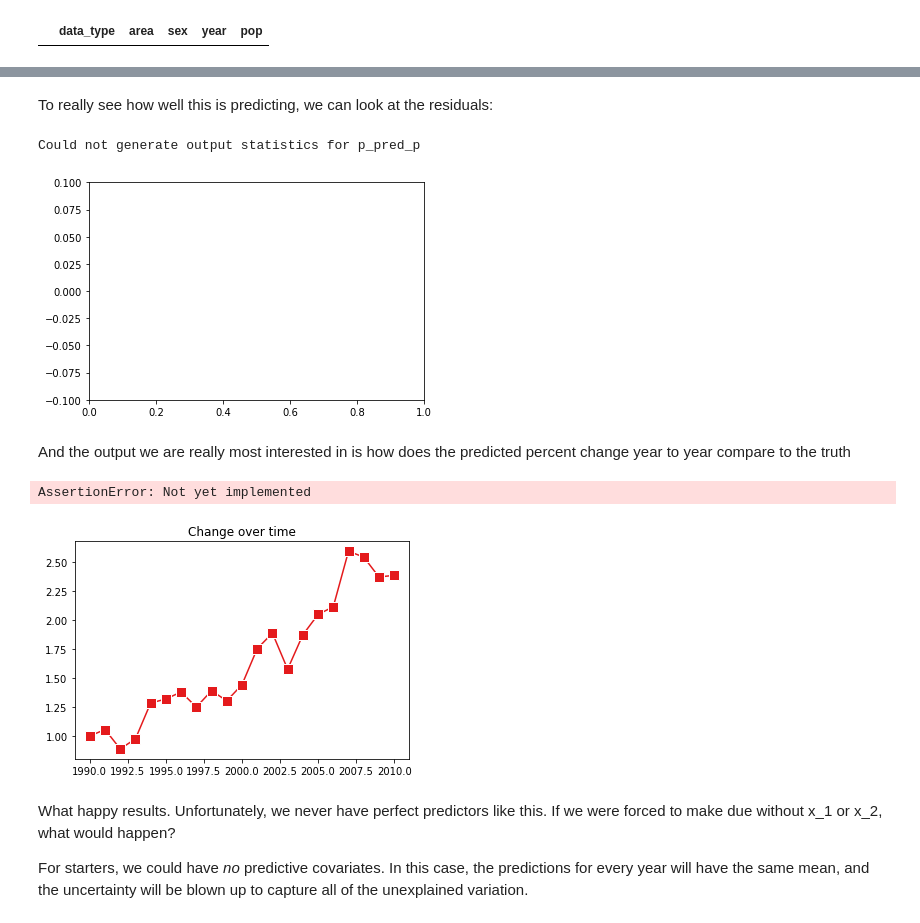
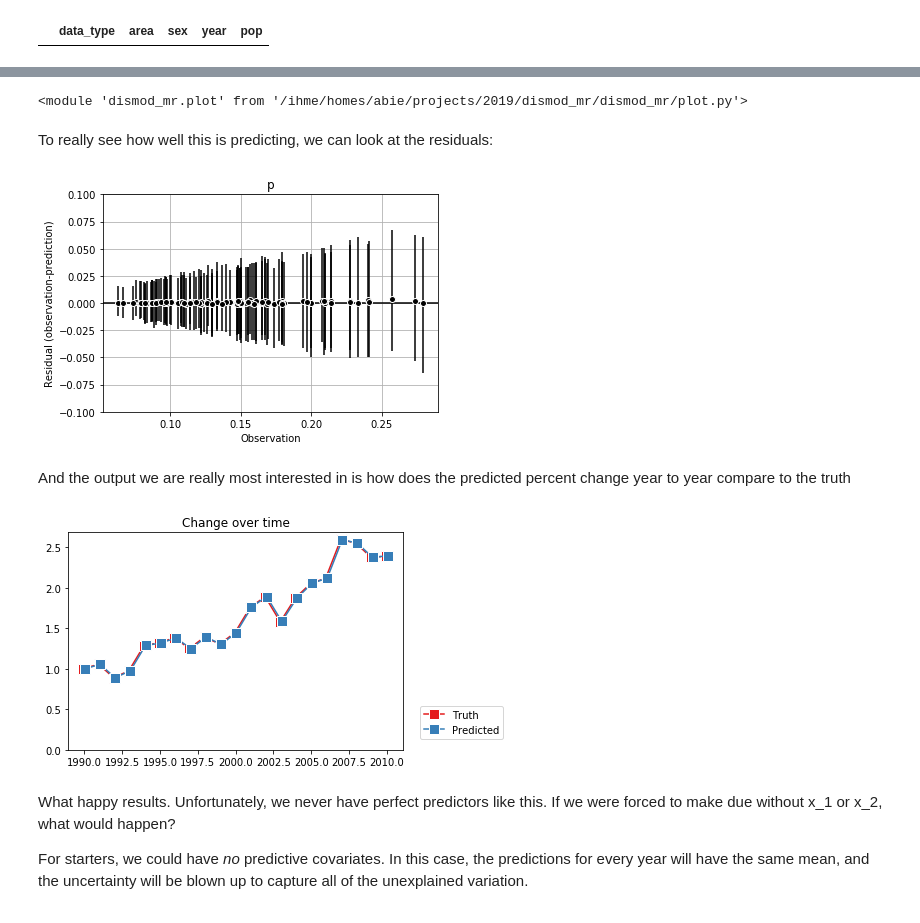
Before and after one commit to ihmeuw/dismod_mr, a Jupyter notebook: examples/predictive_covariates_for_time_trends.ipynb, the cells around one changed output, grey strips where cells are left out. Cells and saved outputs as stored; diff of their text form; code cells hidden in the pictures.

```diff
--- a/examples/predictive_covariates_for_time_trends.ipynb
+++ b/examples/predictive_covariates_for_time_trends.ipynb
@@ -130,30 +134,34 @@ plt.legend(loc=(1.05,.05));
+# %%
+importlib.reload(dismod_mr.plot)
+# %% [output]
+<module 'dismod_mr.plot' from '/ihme/homes/abie/projects/2019/dismod_mr/dismod_mr/plot.py'>
 # %% [markdown]
 To really see how well this is predicting, we can look at the residuals:
 # %%
+importlib.reload(dismod_mr.plot)
+
 dismod_mr.plot.plot_one_ppc(dm, 'p')
 plt.axis(ymin=-.1, ymax=.1);
 # %% [output]
-Could not generate output statistics for p_pred_p
-[figure, old version]
+[figure, new version]
 # %% [markdown]
 And the output we are really most interested in is how does the predicted percent change year to year compare to the truth
 # %%
 # the percent change over time will be a linear combination of x_1 and x_2
 yy = np.exp(.5 * x_1 - .25 * x_2)
 yy /= yy[0]
-plt.plot(years, yy, 's-', color=dismod_mr.plot.colors[0], mec='w', ms=10, label='Truth')
+plt.plot(years-.05, yy, 's-', color=dismod_mr.plot.colors[0], mec='w', ms=10, label='Truth')
 plt.title('Change over time')
 
-yy = np.array([dm.predict_for('all', 'total', y).mean() for y in years])
+yy = np.array([dm.predict_for('p', 'all', 'total', y).mean() for y in years])
 yy /= yy[0]
-plt.plot(years, yy,
+plt.plot(years+.05, yy,
      's-', color=dismod_mr.plot.colors[1], mec='w', ms=10, label='Predicted')
 
 plt.axis(ymin=0)
 plt.legend(loc=(1.05,.05));
 # %% [output]
-AssertionError: Not yet implemented
-[figure, old version]
+[figure, new version]
 # %% [markdown]
 What happy results.  Unfortunately, we never have perfect predictors like this.  If we were forced to make due without x_1 or x_2, what would happen?
 
```
Also changed, not shown: parts of 22 cells of this notebook, 2 other files.
